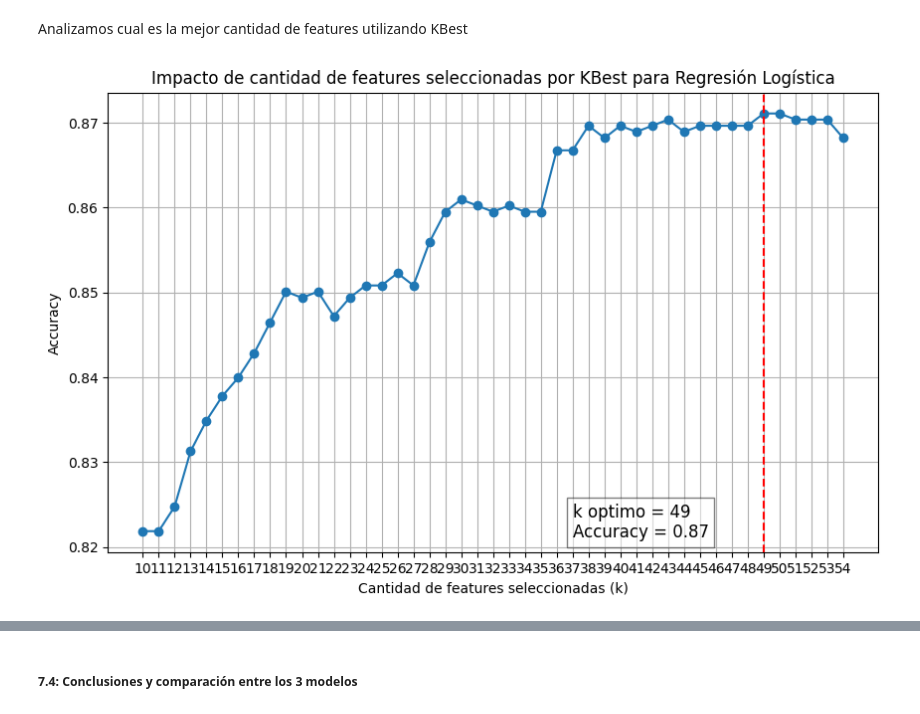
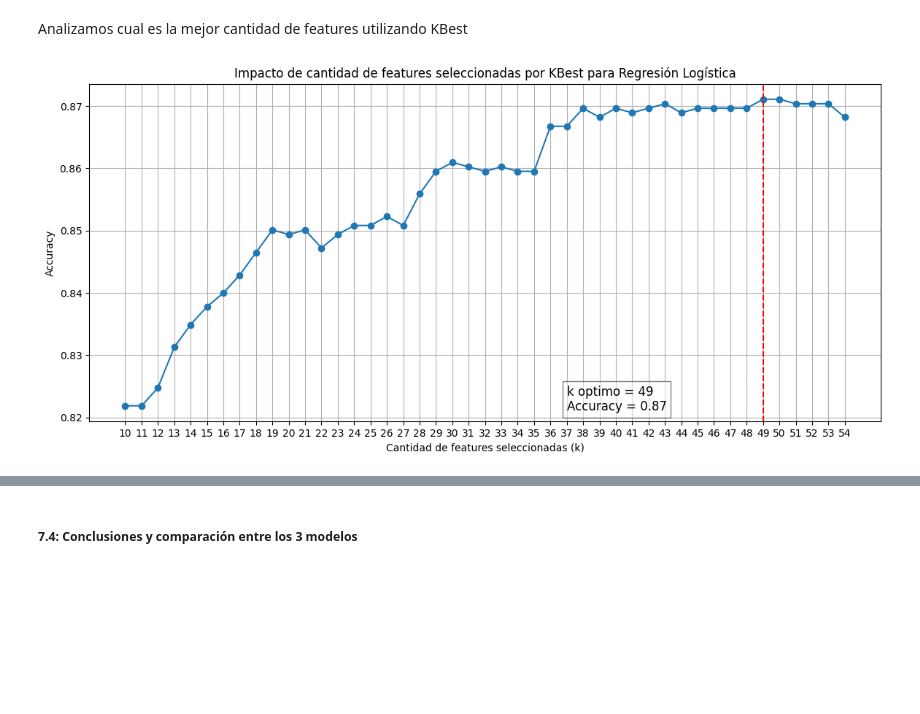
Before and after one commit to FIUBA-CEIA-18Co2024/IIA-TP3, a Jupyter notebook: notebook.ipynb, the cells around one changed output, grey strips where cells are left out. Cells and saved outputs as stored; diff of their text form; code cells hidden in the pictures; blank space fills up the shorter version.

```diff
--- a/notebook.ipynb
+++ b/notebook.ipynb
@@ -469,35 +486,35 @@ for k in k_values:
     X_train_k_scaled = selector.fit_transform(X_train_scaled, y_train)
     X_test_k_scaled = selector.transform(X_test_scaled)
 
     # Train MultinomialNB on the selected features
     model = LogisticRegression()
     model.fit(X_train_k_scaled, y_train)
 
     # Predict on the test set and calculate accuracy
     y_pred = model.predict(X_test_k_scaled)
     accuracy = accuracy_score(y_test, y_pred)
     accuracies.append(accuracy)
 
 max_accuracy_index = np.argmax(accuracies)
 optimal_k = k_values[max_accuracy_index]
 optimal_accuracy = accuracies[max_accuracy_index]
 
 # Plotting the accuracies against k values
-plt.figure(figsize=(10, 6))
+plt.figure(figsize=(14, 6))
 plt.plot(k_values, accuracies, marker='o')
 plt.title('Impacto de cantidad de features seleccionadas por KBest para Regresión Logística')
 plt.xlabel('Cantidad de features seleccionadas (k)')
 plt.ylabel('Accuracy')
 plt.axvline(x=optimal_k, color='red', linestyle='--', label=f'Optimal k: {optimal_k} (Accuracy: {optimal_accuracy:.2f})')
 plt.xticks(k_values)
 textstr = f'k optimo = {optimal_k}\nAccuracy = {optimal_accuracy:.2f}'
 plt.text(optimal_k - 12, optimal_accuracy - 0.05, textstr, bbox=dict(facecolor='white', alpha=0.5), fontsize=12)
 
 plt.grid()
 
 plt.show()
 # %% [output]
-[figure, old version]
+[figure, new version]
 # %%
 k = 49  # numero de features a seleccionar f_classif
 selector = SelectKBest(score_func=chi2, k=k)
```
Also changed, not shown: parts of 10 cells of this notebook.
